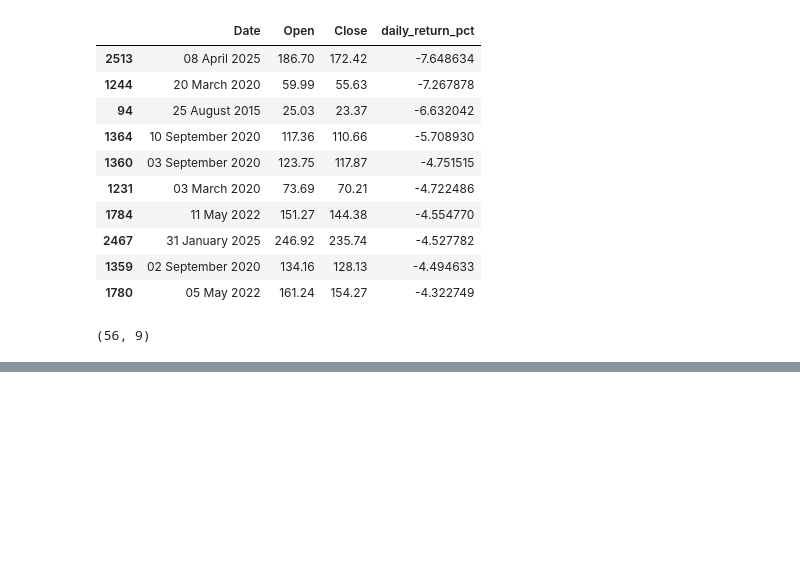
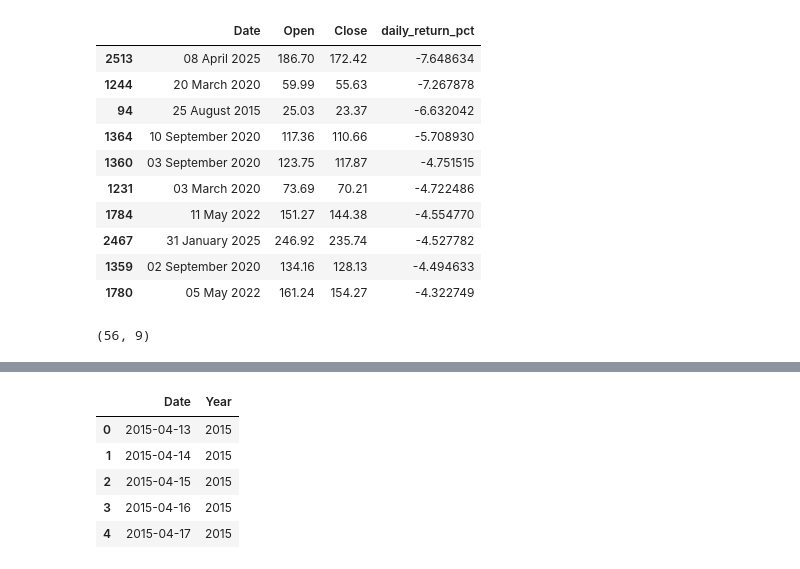
Before and after one commit to workwithaaminah/apple-stock-etl, a Jupyter notebook: notebooks/04_apple_pipeline.ipynb, the cells around one changed output, grey strips where cells are left out. Saved outputs shown, nothing was run; the diff lists cells and outputs as text; code cells hidden in the pictures; blank space fills up the shorter version.

Commit message:
Extract Year from Date column

```diff
--- a/notebooks/04_apple_pipeline.ipynb
+++ b/notebooks/04_apple_pipeline.ipynb
@@ -432,0 +442,2 @@ biggest_losses.shape
+# %%
+df_clean["Date"] = pd.to_datetime(df_clean["Date"])
@@ -432,0 +463,11 @@ biggest_losses.shape
+# %%
+df_clean["Year"] = df_clean["Date"].dt.year
+# %%
+df_clean[["Date", "Year"]].head()
+# %% [output]
+|  | Date | Year |
+| 0 | 2015-04-13 | 2015 |
+| 1 | 2015-04-14 | 2015 |
+| 2 | 2015-04-15 | 2015 |
+| 3 | 2015-04-16 | 2015 |
+| 4 | 2015-04-17 | 2015 |
```
Also changed, not shown: parts of 3 cells of this notebook.
